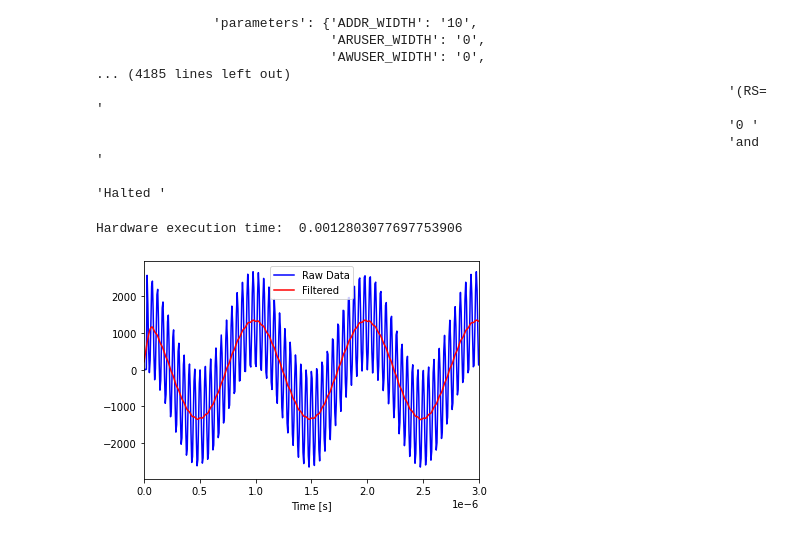
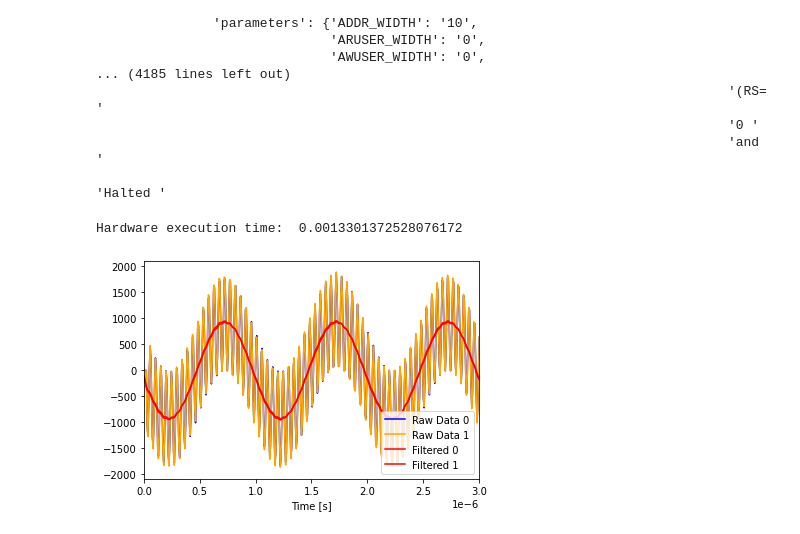
Before and after one commit to featherfeet/ADL5960_RFSoC_VNA, a Jupyter notebook: Pynq/ADC_Test_Notebook.ipynb, the cells around one changed output. Drawn from its saved outputs; the diff is of its cells as text; code cells hidden in the pictures.

```diff
--- a/Pynq/ADC_Test_Notebook.ipynb
+++ b/Pynq/ADC_Test_Notebook.ipynb
@@ -6,7 +6,8 @@ from pynq import Overlay  #import the overlay module
 ol = Overlay('./design_1.bit')  #locate/point to the bit file
 import pprint
 pprint.pprint(ol.ip_dict)
-dma_interfaces = [ol.axi_dma_0, ol.axi_dma_1, ol.axi_dma_2, ol.axi_dma_3] # 0 is ADC_D, 1 is ADC_C, 2 is ADC_B, 3 is ADC_A
+#dma_interfaces = [ol.axi_dma_0, ol.axi_dma_1, ol.axi_dma_2, ol.axi_dma_3] # 0 is ADC_D, 1 is ADC_C, 2 is ADC_B, 3 is ADC_A
+dma_interface = ol.axi_dma_0
 rf = ol.usp_rf_data_converter_0
 # %% [output]
 {'axi_dma_0': {'addr_range': 65536,
@@ -49,45 +50,91 @@ def plot_fft(samples,in_signal,n_samples):
     #plt.plot(time_sec[:n_samples]*1e6,in_signal[:n_samples],'y-',label='Signal')
     plt.legend()
 """
 
 ns = np.linspace(0, fs, n, endpoint = False)
 
-out_buffer = allocate(400024, dtype=np.int32)
+out_buffer = allocate(400024 * 4, dtype=np.int32)
 # Trigger the DMA transfer and wait for the result
 start_time = time.time()
-dma_interfaces[0].recvchannel.transfer(out_buffer)
-dma_interfaces[0].recvchannel.wait()
+dma_interface.recvchannel.transfer(out_buffer)
+dma_interface.recvchannel.wait()
 stop_time = time.time()
 hw_exec_time = stop_time-start_time
 print('Hardware execution time: ',hw_exec_time)
 
-real = []
-imag = []
+out_buffer0 = []
+out_buffer1 = []
+out_buffer2 = []
+out_buffer3 = []
+for i in range(0, len(out_buffer), 4):
+    out_buffer0.append(out_buffer[i])
+    out_buffer1.append(out_buffer[i + 1])
+    out_buffer2.append(out_buffer[i + 2])
+    out_buffer3.append(out_buffer[i + 3])
+
+real0 = []
+imag0 = []
 #extract the two values (I and Q) from each 32 bit write from the hardware side.
 for i in range(65536):
-    val = out_buffer[i]&0xFFFF
-    if val>=32768:
-        real.append(np.int32(0xFFFF0000|val))
+    val = out_buffer0[i]&0xFFFF
+    if val >= 32768:
+        real0.append(np.int32(0xFFFF0000|val))
     else:
-        real.append(val)
-    imag.append((out_buffer[i]>>16))
+        real0.append(val)
+    imag0.append((out_buffer0[i]>>16))
+
+real1 = []
+imag1 = []
+#extract the two values (I and Q) from each 32 bit write from the hardware side.
+for i in range(65536):
+    val = out_buffer1[i]&0xFFFF
+    if val >= 32768:
+        real1.append(np.int32(0xFFFF0000|val))
+    else:
+        real1.append(val)
+    imag1.append((out_buffer1[i]>>16))
+
+real2 = []
+imag2 = []
+#extract the two values (I and Q) from each 32 bit write from the hardware side.
+for i in range(65536):
+    val = out_buffer2[i]&0xFFFF
+    if val >= 32768:
+        real2.append(np.int32(0xFFFF0000|val))
+    else:
+        real2.append(val)
+    imag2.append((out_buffer2[i]>>16))
+
+real3 = []
+imag3 = []
+#extract the two values (I and Q) from each 32 bit write from the hardware side.
+for i in range(65536):
+    val = out_buffer3[i]&0xFFFF
+    if val >= 32768:
+        real3.append(np.int32(0xFFFF0000|val))
+    else:
+        real3.append(val)
+    imag3.append((out_buffer3[i]>>16))
 
 #c_data = np.array(real) + 1j*np.array(imag)
 #z = np.fft.fftshift(np.fft.fft(c_data,n))
 #plot_fft(ns,abs(z),65535)
 
 plt.xlim(0, 3e-6)
 plt.xlabel("Time [s]")
-plt.plot(np.linspace(0, T, n), np.array(real), color = "blue", label = "Raw Data")
+plt.plot(np.linspace(0, T, n), np.array(real0), color = "blue", label = "Raw Data 0")
+plt.plot(np.linspace(0, T, n), np.array(real1), color = "orange", label = "Raw Data 1")
 
 fir_filter = signal.firwin(15, [1e6 - 5e3, 1e6 + 5e3], fs = fs, pass_zero = False)
-real_filtered = signal.convolve(np.array(real), fir_filter, mode = "same")
+real0_filtered = signal.convolve(np.array(real0), fir_filter, mode = "same")
+real1_filtered = signal.convolve(np.array(real1), fir_filter, mode = "same")
 
-plt.plot(np.linspace(0, T, n), real_filtered, color = "red", label = "Filtered")
+plt.plot(np.linspace(0, T, n), real0_filtered, color = "red", label = "Filtered 0")
+plt.plot(np.linspace(0, T, n), real1_filtered, color = "red", label = "Filtered 1")
 
 plt.legend()
 
 out_buffer.close()
 # %% [output]
-Hardware execution time:  0.0012803077697753906
+Hardware execution time:  0.0013301372528076172
-[figure, old version]
+[figure, new version]
```
